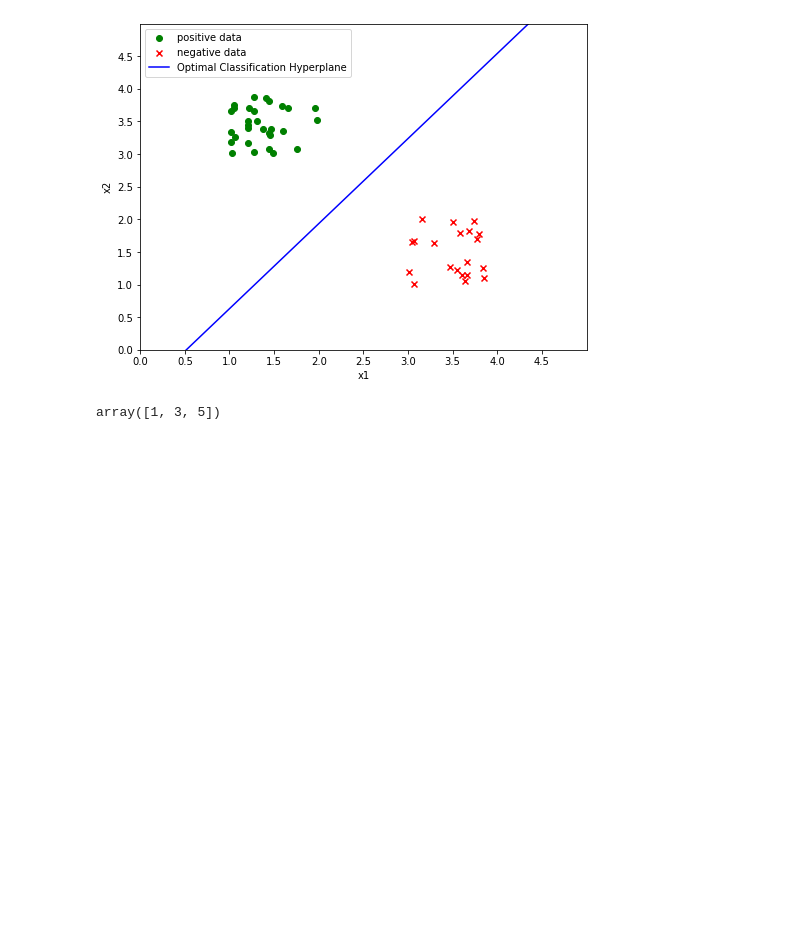
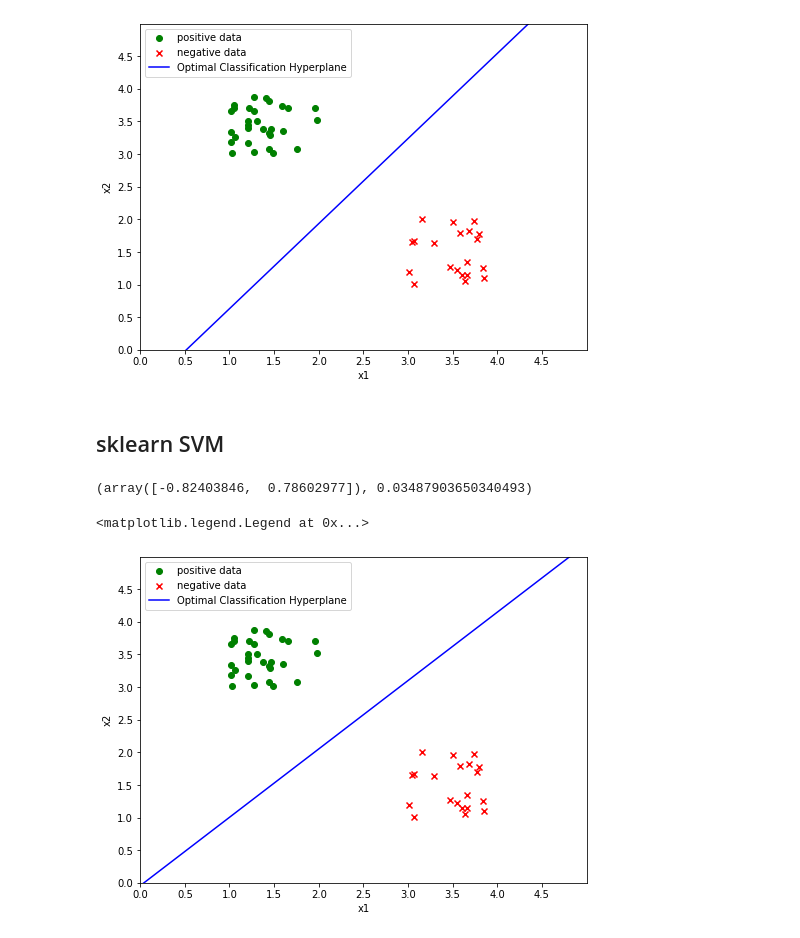
Before and after one commit to SXUSongJH/SXUSongJH.github.io, a Jupyter notebook: Code/Machine Learn/3.Hard-Margin SVM.ipynb, the cells around one changed output. Saved outputs shown, nothing was run; the diff lists cells and outputs as text; code cells hidden in the pictures; blank space fills up the shorter version.

```diff
--- a/Code/Machine Learn/3.Hard-Margin SVM.ipynb
+++ b/Code/Machine Learn/3.Hard-Margin SVM.ipynb
@@ -128,8 +129,29 @@ plt.legend()
 # %% [output]
 <matplotlib.legend.Legend at 0x...>
 [figure]
-# %%
-a = np.array([1,2,3])
-2*a-1
-# %% [output]
-array([1, 3, 5])
+# %% [markdown]
+## sklearn SVM
+# %%
+svm = LinearSVC(penalty="l2",C=1.0,loss='hinge')
+svm.fit(train_X,train_y)
+w,b = svm.coef_[0],svm.intercept_[0]
+w,b
+# %% [output]
+(array([-0.82403846,  0.78602977]), 0.03487903650340493)
+# %%
+x1 = np.linspace(0,5,1000)
+x2 = -(w[0]*x1+b)/w[1]
+plt.figure(figsize=(8, 6))
+plt.scatter(x=positivedata["x1"],y=positivedata["x2"],marker="o",c="green",label="positive data")
+plt.scatter(x=negativedata["x1"],y=negativedata["x2"],marker="x",c="red",label="negative data")
+plt.plot(x1,x2,c="blue",label="Optimal Classification Hyperplane")
+plt.xlabel("x1")
+plt.ylabel("x2")
+plt.xlim((0,5))
+plt.ylim((0,5))
+plt.xticks(np.arange(0,5,0.5))
+plt.yticks(np.arange(0,5,0.5))
+plt.legend()
+# %% [output]
+<matplotlib.legend.Legend at 0x...>
+[figure, added]
```
Also changed, not shown: parts of 1 cell of this notebook, 4 other files.
